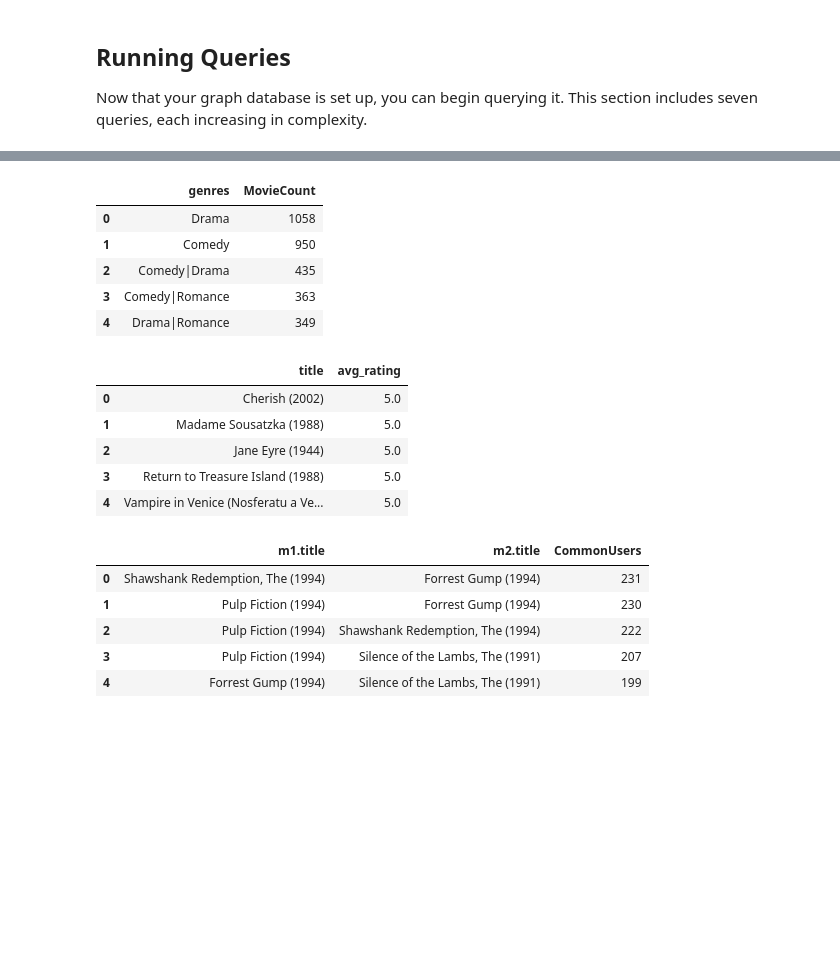
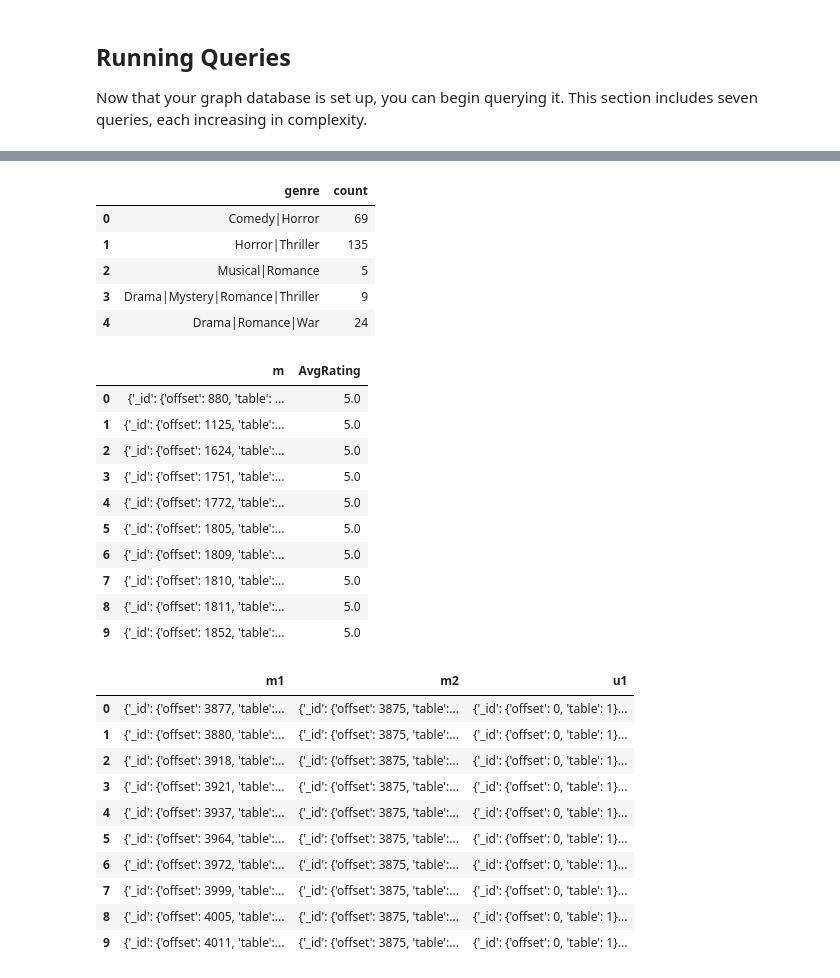
Before and after one commit to coopergolemme/lab6, a Jupyter notebook: assignments/assignment_1.ipynb, the cells around one changed output, grey strips where cells are left out. Drawn from its saved outputs; the diff is of its cells as text; code cells hidden in the pictures; blank space fills up the shorter version.

```diff
--- a/assignments/assignment_1.ipynb
+++ b/assignments/assignment_1.ipynb
@@ -5,6 +5,8 @@ The first part of this assignment is designed to give you hands-on experience wi
 # %%
 import os
 import sys
+import pandas as pd
+pd.set_option('display.max_colwidth', 200)
 
 sys.path.append(os.path.abspath(os.path.join(os.path.dirname('__file__'), '..')))
 from utils import setup_database, download_sample_data
@@ -102,41 +134,55 @@ df.head()
 # %%
 # Query 5: Query all nodes with the label 'Movie'. Each node has a 'genre' attribute. Count the number of nodes per genre
 # Hint: Use the `WITH` clause to group by genres and count the number of movies
-result = connection.execute("")
+result = connection.execute("MATCH (m:Movie) WITH m.genres AS genre, COUNT(m) AS count RETURN genre, count")
 
 df = result.get_as_df()
 df.head()
 # %% [output]
-|  | genres | MovieCount |
-| 0 | Drama | 1058 |
-| 1 | Comedy | 950 |
-| 2 | Comedy|Drama | 435 |
-| 3 | Comedy|Romance | 363 |
-| 4 | Drama|Romance | 349 |
+|  | genre | count |
+| 0 | Comedy|Horror | 69 |
+| 1 | Horror|Thriller | 135 |
+| 2 | Musical|Romance | 5 |
+| 3 | Drama|Mystery|Romance|Thriller | 9 |
+| 4 | Drama|Romance|War | 24 |
 # %%
 # Query 6: Query all nodes with the label 'Movie' and 'User', and the edge 'Rating' between movie and user. Each edge 'Rating' has a rating. Find the top 10 rated movies by average rating score
 # Hint: Use the AVG clause to calculate an average. Use the `ORDER BY` clause to sort the movies by rating in descending order
-result = connection.execute("")
+result = connection.execute("MATCH (u:User)-[r:Rating]-(m:Movie) WITH m, AVG(r.rating) AS AvgRating RETURN m, AvgRating ORDER BY AvgRating DESC LIMIT 10")
 
 df = result.get_as_df()
 df.head()
+df
 # %% [output]
-|  | title | avg_rating |
-| 0 | Cherish (2002) | 5.0 |
-| 1 | Madame Sousatzka (1988) | 5.0 |
-| 2 | Jane Eyre (1944) | 5.0 |
-| 3 | Return to Treasure Island (1988) | 5.0 |
-| 4 | Vampire in Venice (Nosferatu a Ve... | 5.0 |
+|  | m | AvgRating |
+| 0 | {'_id': {'offset': 880, 'table': ... | 5.0 |
+| 1 | {'_id': {'offset': 1125, 'table':... | 5.0 |
+| 2 | {'_id': {'offset': 1624, 'table':... | 5.0 |
+| 3 | {'_id': {'offset': 1751, 'table':... | 5.0 |
+| 4 | {'_id': {'offset': 1772, 'table':... | 5.0 |
+| 5 | {'_id': {'offset': 1805, 'table':... | 5.0 |
+| 6 | {'_id': {'offset': 1809, 'table':... | 5.0 |
+| 7 | {'_id': {'offset': 1810, 'table':... | 5.0 |
+| 8 | {'_id': {'offset': 1811, 'table':... | 5.0 |
+| 9 | {'_id': {'offset': 1852, 'table':... | 5.0 |
 # %%
 # Query 7: Query all nodes with the label 'Movie' and 'User', and the edge 'Rating' between movie and user. Find pairs of movies often rated by the same users
-result = connection.execute("")
+
+
+# WITH u1, u2, m1, m2 WHERE m1 <> m2 AND u1 = u2 RETURN m1, m2, COUNT(u1) AS common_users ORDER BY common_users DESC LIMIT 10
+result = connection.execute("MATCH (m1:Movie)-[r1:Rating]-(u1:User), (m2:Movie)-[r2:Rating]-(u2:User) WHERE m1 <> m2 AND u1 = u2 WITH m1, m2, u1 LIMIT 10 RETURN m1, m2, u1")
 
 df = result.get_as_df()
-df.head()
+df
 # %% [output]
-|  | m1.title | m2.title | CommonUsers |
-| 0 | Shawshank Redemption, The (1994) | Forrest Gump (1994) | 231 |
-| 1 | Pulp Fiction (1994) | Forrest Gump (1994) | 230 |
-| 2 | Pulp Fiction (1994) | Shawshank Redemption, The (1994) | 222 |
-| 3 | Pulp Fiction (1994) | Silence of the Lambs, The (1991) | 207 |
-| 4 | Forrest Gump (1994) | Silence of the Lambs, The (1991) | 199 |
+|  | m1 | m2 | u1 |
+| 0 | {'_id': {'offset': 3877, 'table':... | {'_id': {'offset': 3875, 'table':... | {'_id': {'offset': 0, 'table': 1}... |
+| 1 | {'_id': {'offset': 3880, 'table':... | {'_id': {'offset': 3875, 'table':... | {'_id': {'offset': 0, 'table': 1}... |
+| 2 | {'_id': {'offset': 3918, 'table':... | {'_id': {'offset': 3875, 'table':... | {'_id': {'offset': 0, 'table': 1}... |
+| 3 | {'_id': {'offset': 3921, 'table':... | {'_id': {'offset': 3875, 'table':... | {'_id': {'offset': 0, 'table': 1}... |
+| 4 | {'_id': {'offset': 3937, 'table':... | {'_id': {'offset': 3875, 'table':... | {'_id': {'offset': 0, 'table': 1}... |
+| 5 | {'_id': {'offset': 3964, 'table':... | {'_id': {'offset': 3875, 'table':... | {'_id': {'offset': 0, 'table': 1}... |
+| 6 | {'_id': {'offset': 3972, 'table':... | {'_id': {'offset': 3875, 'table':... | {'_id': {'offset': 0, 'table': 1}... |
+| 7 | {'_id': {'offset': 3999, 'table':... | {'_id': {'offset': 3875, 'table':... | {'_id': {'offset': 0, 'table': 1}... |
+| 8 | {'_id': {'offset': 4005, 'table':... | {'_id': {'offset': 3875, 'table':... | {'_id': {'offset': 0, 'table': 1}... |
+| 9 | {'_id': {'offset': 4011, 'table':... | {'_id': {'offset': 3875, 'table':... | {'_id': {'offset': 0, 'table': 1}... |
```
Also changed, not shown: parts of 5 cells of this notebook.
